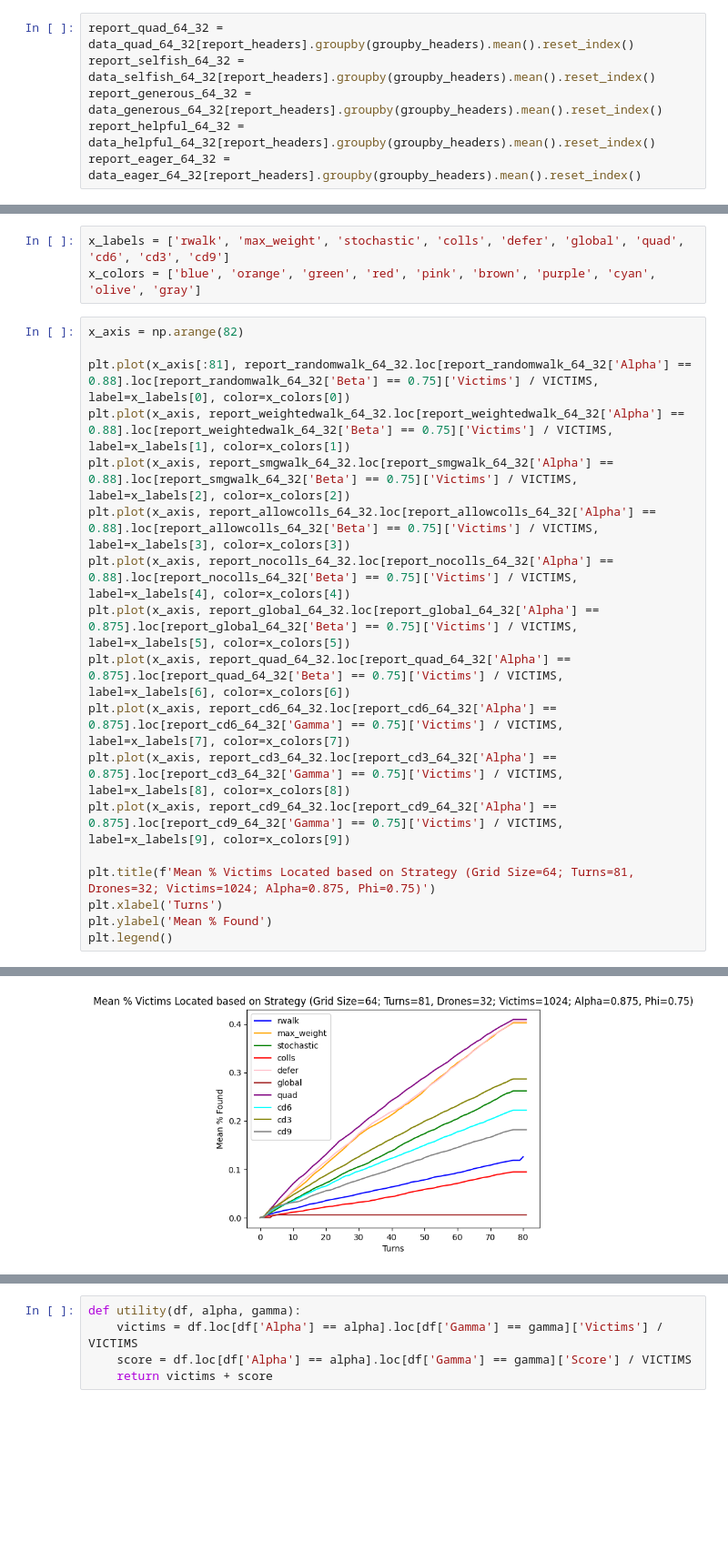
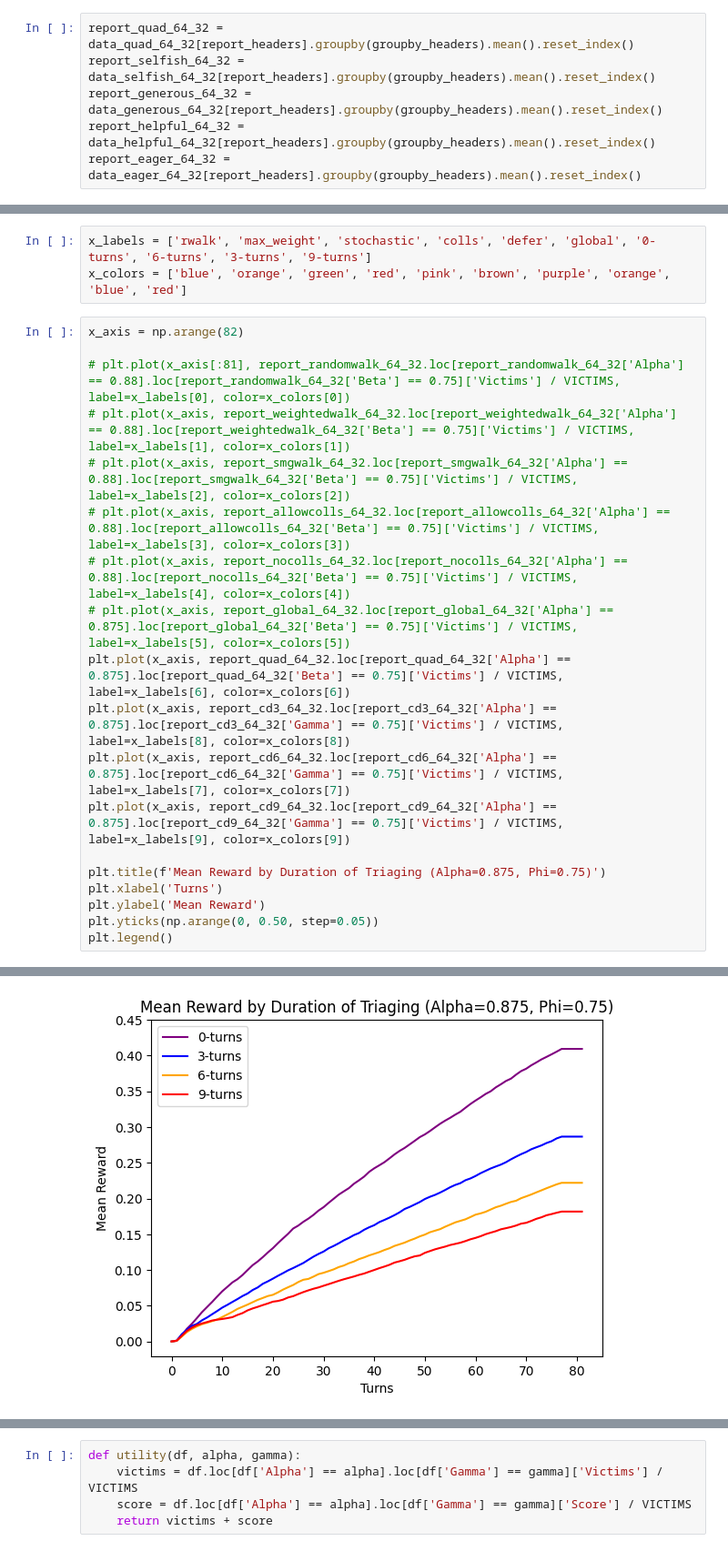
Before and after one commit to isr413/CASSim, a Jupyter notebook: client/notebooks/scenario_analysis-latest.ipynb, the cells around one changed output, grey strips where cells are left out. Shown: that part at 91% size. Saved outputs shown, nothing was run; the diff lists cells and outputs as text; blank space fills up the shorter version.

```diff
--- a/client/notebooks/scenario_analysis-latest.ipynb
+++ b/client/notebooks/scenario_analysis-latest.ipynb
@@ -124,24 +140,25 @@ report_eager_64_32 = data_eager_64_32[report_headers].groupby(groupby_headers).m
 # %%
-x_labels = ['rwalk', 'max_weight', 'stochastic', 'colls', 'defer', 'global', 'quad', 'cd6', 'cd3', 'cd9']
-x_colors = ['blue', 'orange', 'green', 'red', 'pink', 'brown', 'purple', 'cyan', 'olive', 'gray']
+x_labels = ['rwalk', 'max_weight', 'stochastic', 'colls', 'defer', 'global', '0-turns', '6-turns', '3-turns', '9-turns']
+x_colors = ['blue', 'orange', 'green', 'red', 'pink', 'brown', 'purple', 'orange', 'blue', 'red']
 # %%
 x_axis = np.arange(82)
 
-plt.plot(x_axis[:81], report_randomwalk_64_32.loc[report_randomwalk_64_32['Alpha'] == 0.88].loc[report_randomwalk_64_32['Beta'] == 0.75]['Victims'] / VICTIMS, label=x_labels[0], color=x_colors[0])
-plt.plot(x_axis, report_weightedwalk_64_32.loc[report_weightedwalk_64_32['Alpha'] == 0.88].loc[report_weightedwalk_64_32['Beta'] == 0.75]['Victims'] / VICTIMS, label=x_labels[1], color=x_colors[1])
-plt.plot(x_axis, report_smgwalk_64_32.loc[report_smgwalk_64_32['Alpha'] == 0.88].loc[report_smgwalk_64_32['Beta'] == 0.75]['Victims'] / VICTIMS, label=x_labels[2], color=x_colors[2])
-plt.plot(x_axis, report_allowcolls_64_32.loc[report_allowcolls_64_32['Alpha'] == 0.88].loc[report_allowcolls_64_32['Beta'] == 0.75]['Victims'] / VICTIMS, label=x_labels[3], color=x_colors[3])
-plt.plot(x_axis, report_nocolls_64_32.loc[report_nocolls_64_32['Alpha'] == 0.88].loc[report_nocolls_64_32['Beta'] == 0.75]['Victims'] / VICTIMS, label=x_labels[4], color=x_colors[4])
-plt.plot(x_axis, report_global_64_32.loc[report_global_64_32['Alpha'] == 0.875].loc[report_global_64_32['Beta'] == 0.75]['Victims'] / VICTIMS, label=x_labels[5], color=x_colors[5])
+# plt.plot(x_axis[:81], report_randomwalk_64_32.loc[report_randomwalk_64_32['Alpha'] == 0.88].loc[report_randomwalk_64_32['Beta'] == 0.75]['Victims'] / VICTIMS, label=x_labels[0], color=x_colors[0])
+# plt.plot(x_axis, report_weightedwalk_64_32.loc[report_weightedwalk_64_32['Alpha'] == 0.88].loc[report_weightedwalk_64_32['Beta'] == 0.75]['Victims'] / VICTIMS, label=x_labels[1], color=x_colors[1])
+# plt.plot(x_axis, report_smgwalk_64_32.loc[report_smgwalk_64_32['Alpha'] == 0.88].loc[report_smgwalk_64_32['Beta'] == 0.75]['Victims'] / VICTIMS, label=x_labels[2], color=x_colors[2])
+# plt.plot(x_axis, report_allowcolls_64_32.loc[report_allowcolls_64_32['Alpha'] == 0.88].loc[report_allowcolls_64_32['Beta'] == 0.75]['Victims'] / VICTIMS, label=x_labels[3], color=x_colors[3])
+# plt.plot(x_axis, report_nocolls_64_32.loc[report_nocolls_64_32['Alpha'] == 0.88].loc[report_nocolls_64_32['Beta'] == 0.75]['Victims'] / VICTIMS, label=x_labels[4], color=x_colors[4])
+# plt.plot(x_axis, report_global_64_32.loc[report_global_64_32['Alpha'] == 0.875].loc[report_global_64_32['Beta'] == 0.75]['Victims'] / VICTIMS, label=x_labels[5], color=x_colors[5])
 plt.plot(x_axis, report_quad_64_32.loc[report_quad_64_32['Alpha'] == 0.875].loc[report_quad_64_32['Beta'] == 0.75]['Victims'] / VICTIMS, label=x_labels[6], color=x_colors[6])
+plt.plot(x_axis, report_cd3_64_32.loc[report_cd3_64_32['Alpha'] == 0.875].loc[report_cd3_64_32['Gamma'] == 0.75]['Victims'] / VICTIMS, label=x_labels[8], color=x_colors[8])
 plt.plot(x_axis, report_cd6_64_32.loc[report_cd6_64_32['Alpha'] == 0.875].loc[report_cd6_64_32['Gamma'] == 0.75]['Victims'] / VICTIMS, label=x_labels[7], color=x_colors[7])
-plt.plot(x_axis, report_cd3_64_32.loc[report_cd3_64_32['Alpha'] == 0.875].loc[report_cd3_64_32['Gamma'] == 0.75]['Victims'] / VICTIMS, label=x_labels[8], color=x_colors[8])
 plt.plot(x_axis, report_cd9_64_32.loc[report_cd9_64_32['Alpha'] == 0.875].loc[report_cd9_64_32['Gamma'] == 0.75]['Victims'] / VICTIMS, label=x_labels[9], color=x_colors[9])
 
-plt.title(f'Mean % Victims Located based on Strategy (Grid Size=64; Turns=81, Drones=32; Victims=1024; Alpha=0.875, Phi=0.75)')
+plt.title(f'Mean Reward by Duration of Triaging (Alpha=0.875, Phi=0.75)')
 plt.xlabel('Turns')
-plt.ylabel('Mean % Found')
+plt.ylabel('Mean Reward')
+plt.yticks(np.arange(0, 0.50, step=0.05))
 plt.legend()
 # %% [output]
 <matplotlib.legend.Legend at 0x...>
-[figure, old version]
+[figure, new version]
```
Also changed, not shown: parts of 9 cells of this notebook.
